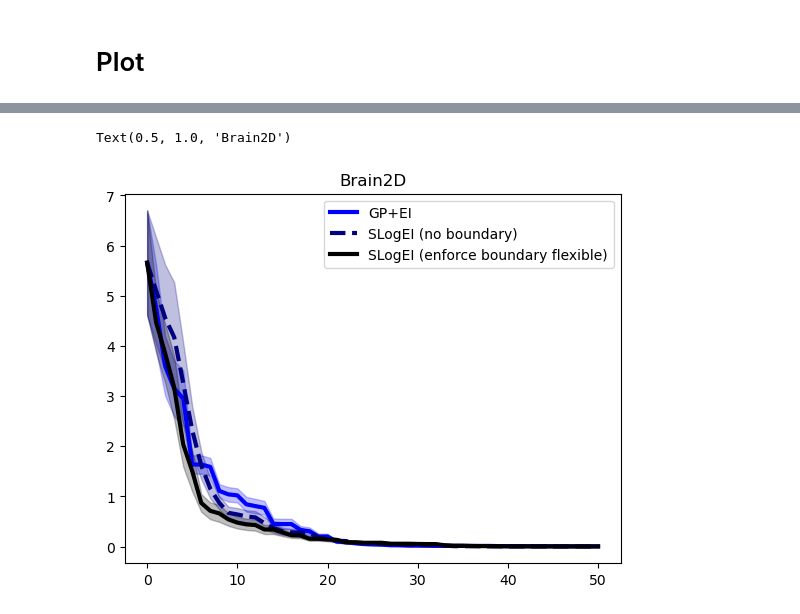
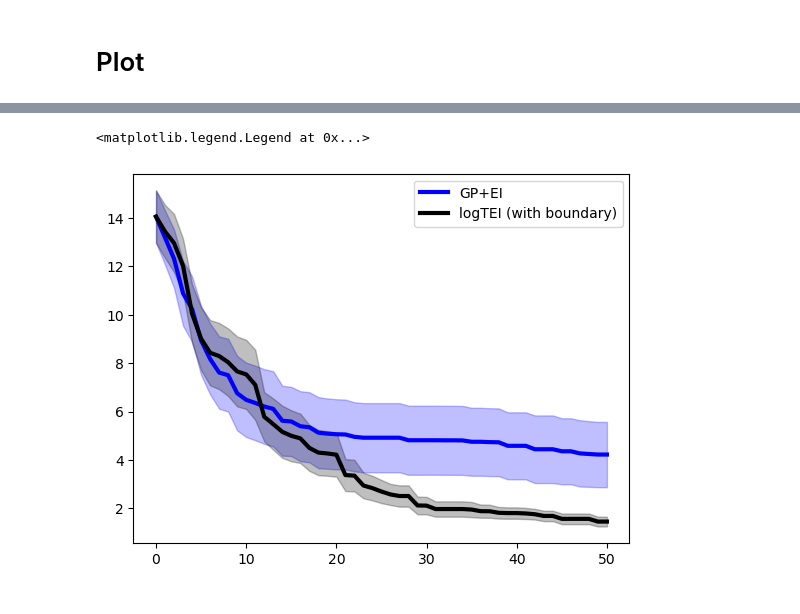
Before and after one commit to HanyangHenry-Wang/SLogGP_KnownBoundary, a Jupyter notebook: demo_run.ipynb, the cells around one changed output, grey strips where cells are left out. Cells and saved outputs as stored; diff of their text form; code cells hidden in the pictures.

```diff
--- a/demo_run.ipynb
+++ b/demo_run.ipynb
@@ -21,11 +21,11 @@ logging.getLogger('psi').disabled = True
 device = torch.device("cuda" if torch.cuda.is_available() else "cpu")
 dtype = torch.double
 # %%
-lengthscale_range = [0.01,1]
-variance_range = [0.01**2,10]
+lengthscale_range = [0.001,2]
+variance_range = [0.001**2,4**2]
 noise = 1e-6
 # %%
-fun = Branin(negate=False)
+fun =  Ackley(dim=2,negate=False)
 
 dim = fun.dim
 bounds = fun.bounds
@@ -42,11 +42,12 @@ n_init = 4*dim
 iter_num = 50
 N = 20
 
-fstar = 0.397887
+fstar = 0.
 # %% [markdown]
 # EI
 # %%
 BO_EI = []
+noise = 1e-6
 
 for exp in range(N):
 
@@ -77,13 +78,14 @@ for exp in range(N):
             # train the GP
             if i%step_size == 0:
 
-                parameters = opt_model(train_X,train_Y,dim,'GP',noise=noise,lengthscale_range=lengthscale_range,variance_range=variance_range)
+                parameters = opt_model_MLE(train_X,train_Y,dim,'GP',noise=noise,seed=i,lengthscale_range=lengthscale_range,variance_range=variance_range)
 
                 lengthscale = parameters[0]
                 variance = parameters[1]
 
                 print('lengthscale: ',lengthscale)
                 print('variance: ',variance)
+
 
             kernel = GPy.kern.RBF(input_dim=dim,lengthscale=lengthscale,variance=variance)
             m = GPy.models.GPRegression(train_X.reshape(-1,dim), train_Y.reshape(-1,1),kernel)
@@ -93,12 +95,17 @@ for exp in range(N):
             X_next = unnormalize(torch.tensor(standard_next_X), bounds).reshape(-1,dim)
             Y_next = fun(X_next).reshape(-1,1)
 
+            print(standard_next_X)
+
             # Append data
             X_BO = torch.cat((X_BO, X_next), dim=0)
             Y_BO = torch.cat((Y_BO, Y_next), dim=0)
 
             best_record.append(Y_BO.min().item())
 
+            noise = variance*10**(-5)
+            print('noise: ',noise)
+
             print(best_record[-1])
 
     best_record = np.array(best_record)
@@ -814,30 +686,25 @@ import matplotlib.pyplot as plt
 # %%
-N = 20
+fstar = 0.
 
 total_record = (np.array(BO_EI)-fstar)
-mean = np.mean(total_record,axis=0)
+mean = (np.mean(total_record,axis=0))
+bot, mid, top = np.percentile(total_record, [25, 50, 75], axis=0)
+mid = np.log10(mid)
 std = np.std(total_record,axis=0)
 iter = np.array(range(mean.shape[0]))
 plt.plot(mean,linewidth=3,label='GP+EI',color='blue')
 plt.fill_between(iter, mean-std/np.sqrt(N), mean+std/np.sqrt(N),alpha=0.25,color='blue')
 
-total_record = (np.array(SLogEI_noboundary)-fstar)
-mean = np.mean(total_record,axis=0)
+total_record = (np.array(LogTEI_boundary)-fstar)
+mean =  (np.mean(total_record,axis=0))
+bot, mid, top = np.percentile(total_record, [25, 50, 75], axis=0)
+mid = np.log10(mid)
 std = np.std(total_record,axis=0)
 iter = np.array(range(mean.shape[0]))
-plt.plot(mean,linewidth=3,label='SLogEI (no boundary)',color='red',linestyle='dashed')
-plt.fill_between(iter, mean-std/np.sqrt(N), mean+std/np.sqrt(N),alpha=0.25,color='red')
-
-total_record = (np.array(SLogEI_flexibleboundary)-fstar)
-mean = np.mean(total_record,axis=0)
-std = np.std(total_record,axis=0)
-iter = np.array(range(mean.shape[0]))
-plt.plot(mean,linewidth=3,label='SLogEI (enforce boundary flexible)',color='black')
+plt.plot(mean,linewidth=3,label='logTEI (with boundary)',color='black')
 plt.fill_between(iter, mean-std/np.sqrt(N), mean+std/np.sqrt(N),alpha=0.25,color='black')
 
-
 plt.legend()
-plt.title('Brain2D')
 # %% [output]
-Text(0.5, 1.0, 'Brain2D')
+<matplotlib.legend.Legend at 0x...>
-[figure, old version]
+[figure, new version]
```
Also changed, not shown: parts of 27 cells of this notebook, 44 other files.
